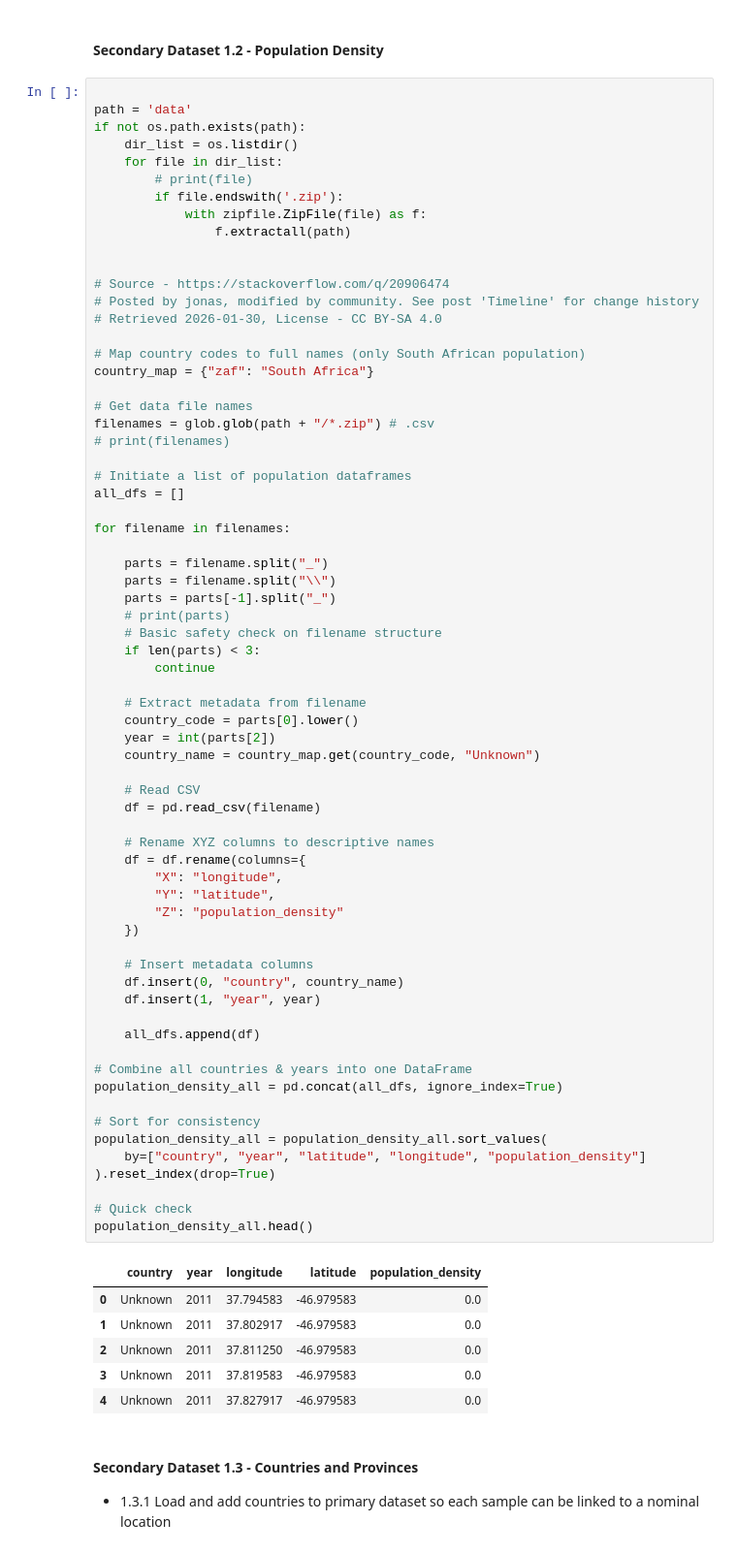
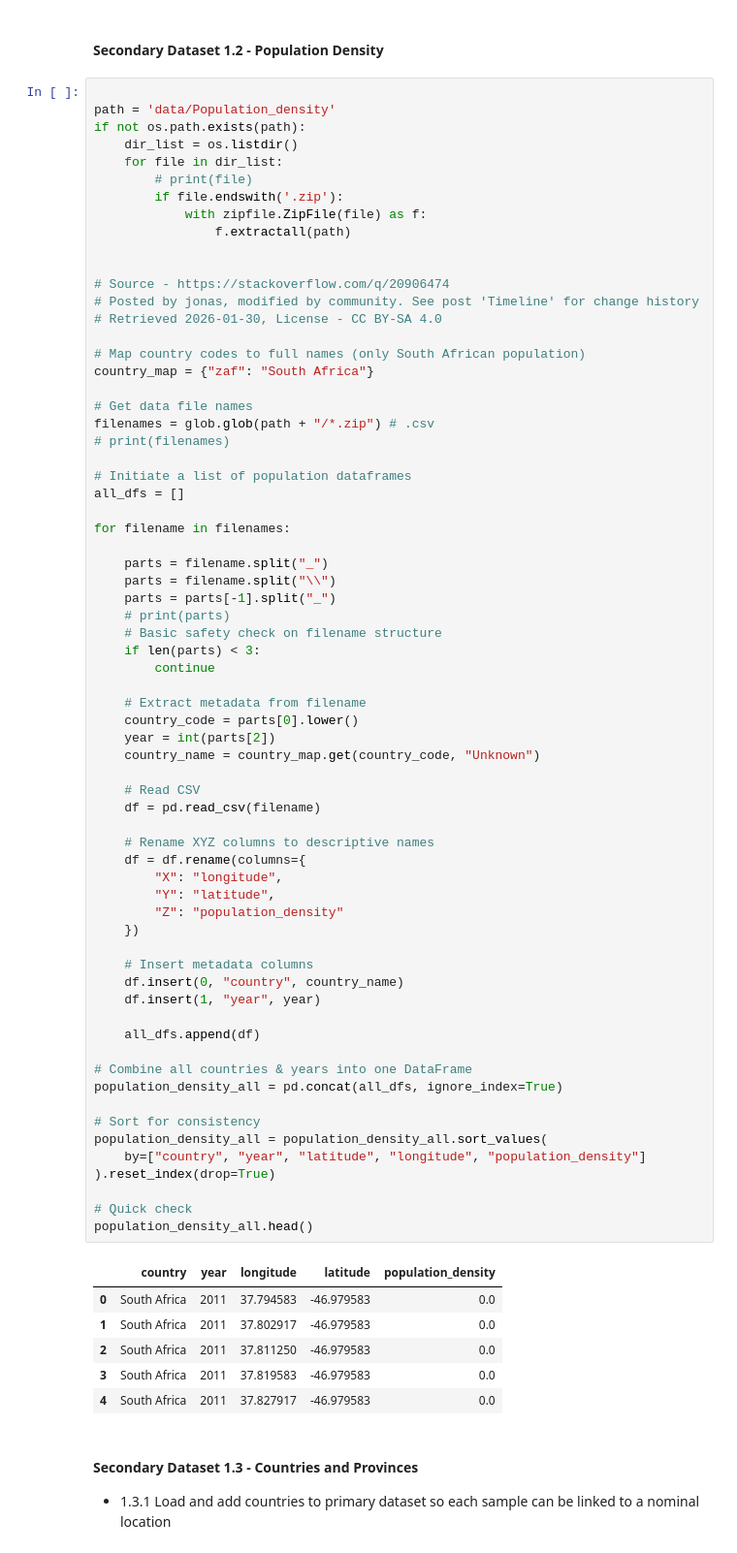
Before and after one commit to kylerod22/siads593-water-sustainability, a Jupyter notebook: 08-rjbest-sungmiki-kylerod-2026winter/src/SustainableWaterQualityNotebook.ipynb, the cells around one changed output. Shown at 97% size. Saved outputs shown, nothing was run; the diff lists cells and outputs as text.

```diff
--- a/08-rjbest-sungmiki-kylerod-2026winter/src/SustainableWaterQualityNotebook.ipynb
+++ b/08-rjbest-sungmiki-kylerod-2026winter/src/SustainableWaterQualityNotebook.ipynb
@@ -196,7 +196,7 @@ memory usage: 1.1+ KB
 #### Secondary Dataset 1.2 - Population Density
 # %%
 
-path = 'data'
+path = 'data/Population_density'
 if not os.path.exists(path):
     dir_list = os.listdir()
     for file in dir_list:
@@ -236,38 +236,38 @@ for filename in filenames:
     country_name = country_map.get(country_code, "Unknown")
 
     # Read CSV
     df = pd.read_csv(filename)
 
     # Rename XYZ columns to descriptive names
     df = df.rename(columns={
         "X": "longitude",
         "Y": "latitude",
         "Z": "population_density"
     })
 
     # Insert metadata columns
     df.insert(0, "country", country_name)
     df.insert(1, "year", year)
 
     all_dfs.append(df)
 
 # Combine all countries & years into one DataFrame
 population_density_all = pd.concat(all_dfs, ignore_index=True)
 
 # Sort for consistency
 population_density_all = population_density_all.sort_values(
     by=["country", "year", "latitude", "longitude", "population_density"]
 ).reset_index(drop=True)
 
 # Quick check
 population_density_all.head()
 # %% [output]
 |  | country | year | longitude | latitude | population_density |
-| 0 | Unknown | 2011 | 37.794583 | -46.979583 | 0.0 |
-| 1 | Unknown | 2011 | 37.802917 | -46.979583 | 0.0 |
-| 2 | Unknown | 2011 | 37.811250 | -46.979583 | 0.0 |
-| 3 | Unknown | 2011 | 37.819583 | -46.979583 | 0.0 |
-| 4 | Unknown | 2011 | 37.827917 | -46.979583 | 0.0 |
+| 0 | South Africa | 2011 | 37.794583 | -46.979583 | 0.0 |
+| 1 | South Africa | 2011 | 37.802917 | -46.979583 | 0.0 |
+| 2 | South Africa | 2011 | 37.811250 | -46.979583 | 0.0 |
+| 3 | South Africa | 2011 | 37.819583 | -46.979583 | 0.0 |
+| 4 | South Africa | 2011 | 37.827917 | -46.979583 | 0.0 |
 # %% [markdown]
 #### Secondary Dataset 1.3 - Countries and Provinces
 
```
Also changed, not shown: parts of 4 cells of this notebook, 1 other file.
